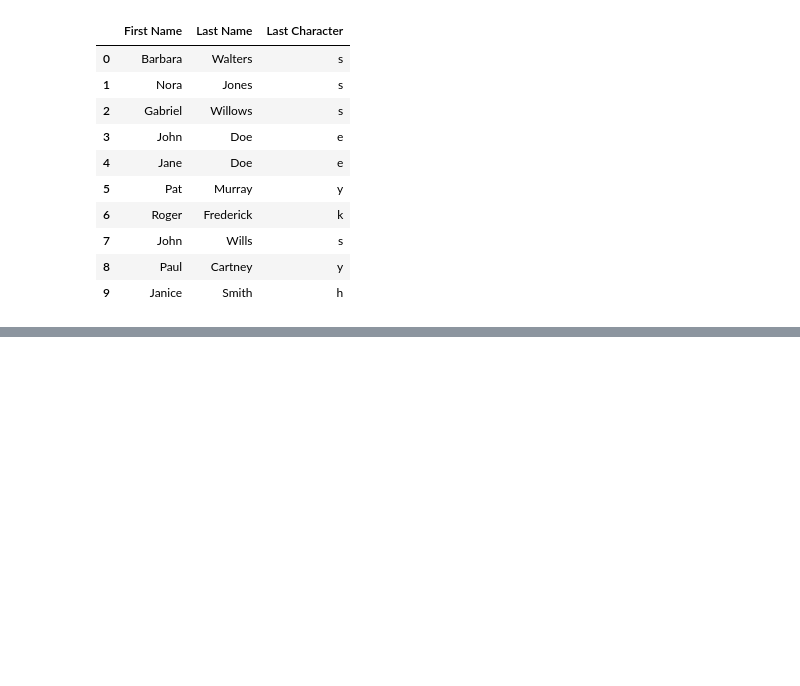
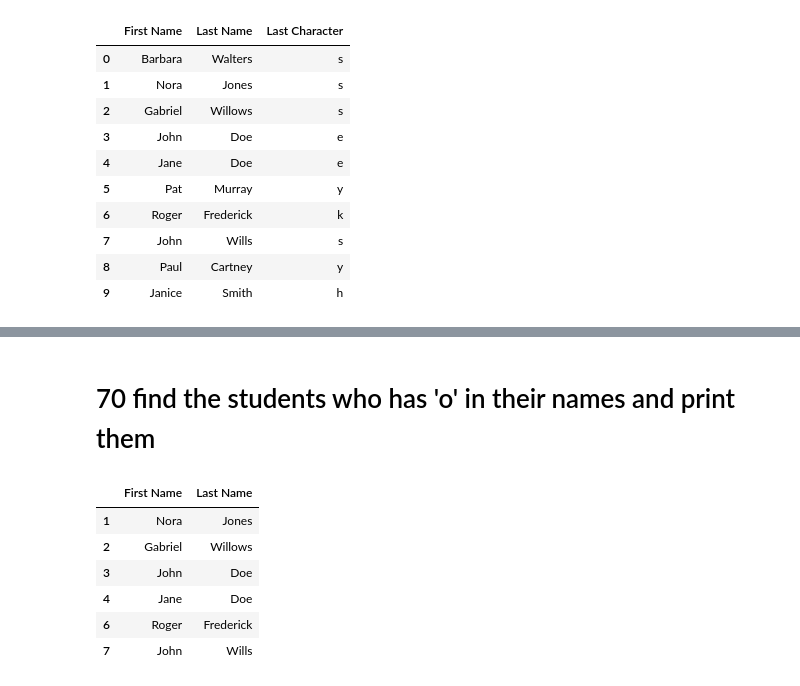
Before and after one commit to PHTeam7/Team7_TinyCoders_PythonHackathon_Dec, a Jupyter notebook: Team7_TinyCoders_Main80Questions.ipynb, the cells around one changed output, grey strips where cells are left out. Saved outputs shown, nothing was run; the diff lists cells and outputs as text; code cells hidden in the pictures; blank space fills up the shorter version.

```diff
--- a/Team7_TinyCoders_Main80Questions.ipynb
+++ b/Team7_TinyCoders_Main80Questions.ipynb
@@ -459,0 +487,14 @@ length_tuple = len(tuple(enter_string))
+# %% [markdown]
+# 70 find the students who has 'o' in their names and print them
+# %%
+df_demography_copy=df_demography[['First Name', 'Last Name']].copy()
+df_demography_o=df_demography_copy[(df_demography_copy['First Name'].str.contains('o')) | (df_demography_copy['Last Name'].str.contains('o'))]
+df_demography_o
+# %% [output]
+|  | First Name | Last Name |
+| 1 | Nora | Jones |
+| 2 | Gabriel | Willows |
+| 3 | John | Doe |
+| 4 | Jane | Doe |
+| 6 | Roger | Frederick |
+| 7 | John | Wills |
```
Also changed, not shown: parts of 8 cells of this notebook.
